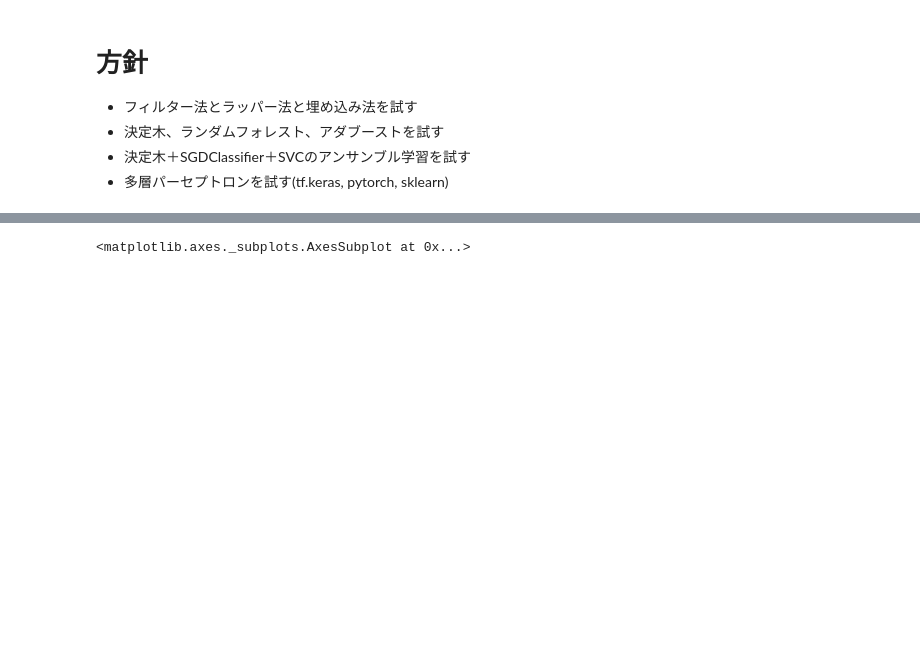
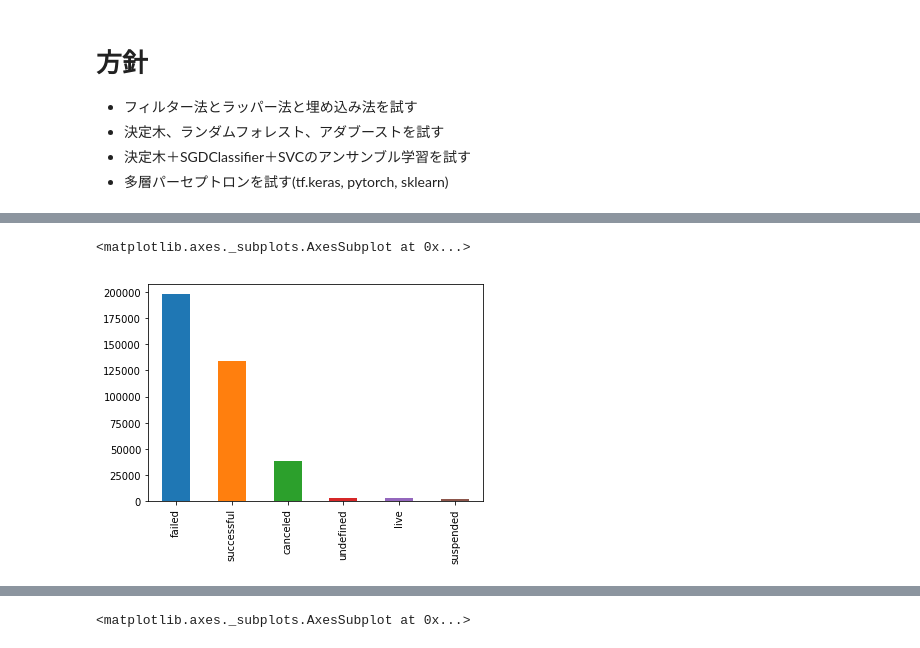
Before and after one commit to dychi/skillup-ai, a Jupyter notebook: kickstarter/Day3_work_山岡大地.ipynb, the cells around one changed output, grey strips where cells are left out. Cells and saved outputs as stored; diff of their text form; code cells hidden in the pictures; blank space fills up the shorter version.

```diff
--- a/kickstarter/Day3_work_山岡大地.ipynb
+++ b/kickstarter/Day3_work_山岡大地.ipynb
@@ -38,3 +38,9 @@ df.head()
 | 2 | 1000004038 | Where is Hank? | Narrative Film | Film & Video | USD | 2013-02-26 | 45000.0 | 2013-01-12 00:20:50 | 220.0 | failed | ... |
 | 3 | 1000007540 | ToshiCapital Rekordz Needs Help t... | Music | Music | USD | 2012-04-16 | 5000.0 | 2012-03-17 03:24:11 | 1.0 | failed | ... |
 | 4 | 1000011046 | Community Film Project: The Art o... | Film & Video | Film & Video | USD | 2015-08-29 | 19500.0 | 2015-07-04 08:35:03 | 1283.0 | canceled | ... |
+# %%
+# 目的変数の可視化
+display(df.state.value_counts().plot.bar())
+# %% [output]
+<matplotlib.axes._subplots.AxesSubplot at 0x...>
+[figure, added]
```
Also changed, not shown: parts of 9 cells of this notebook, 3 other files.
